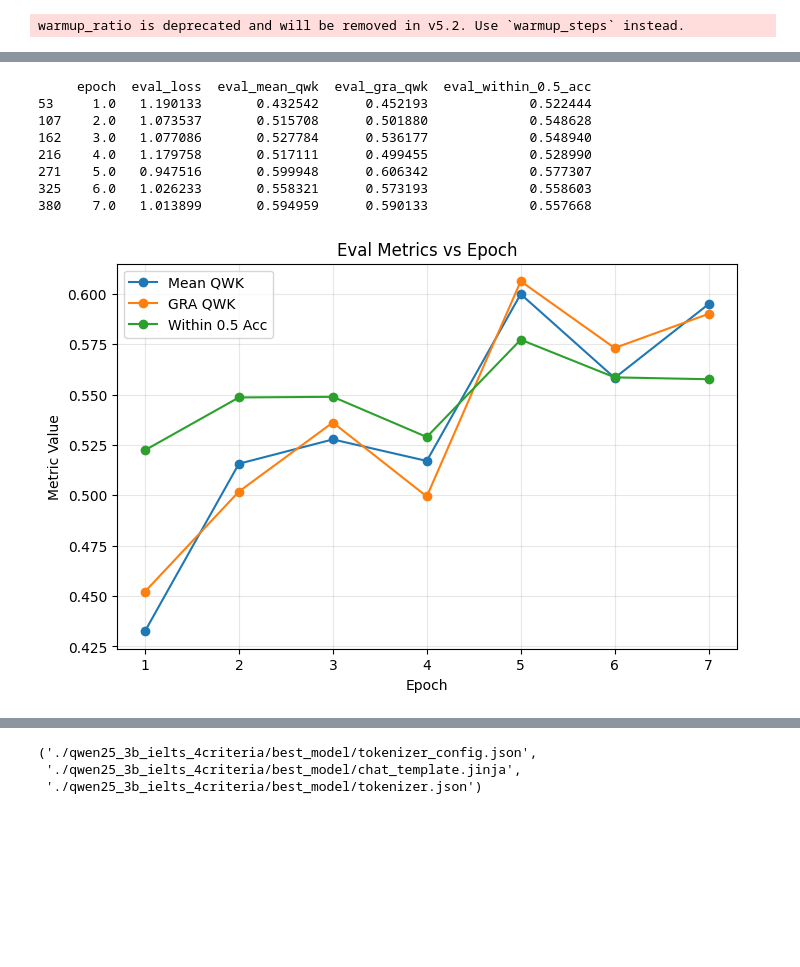
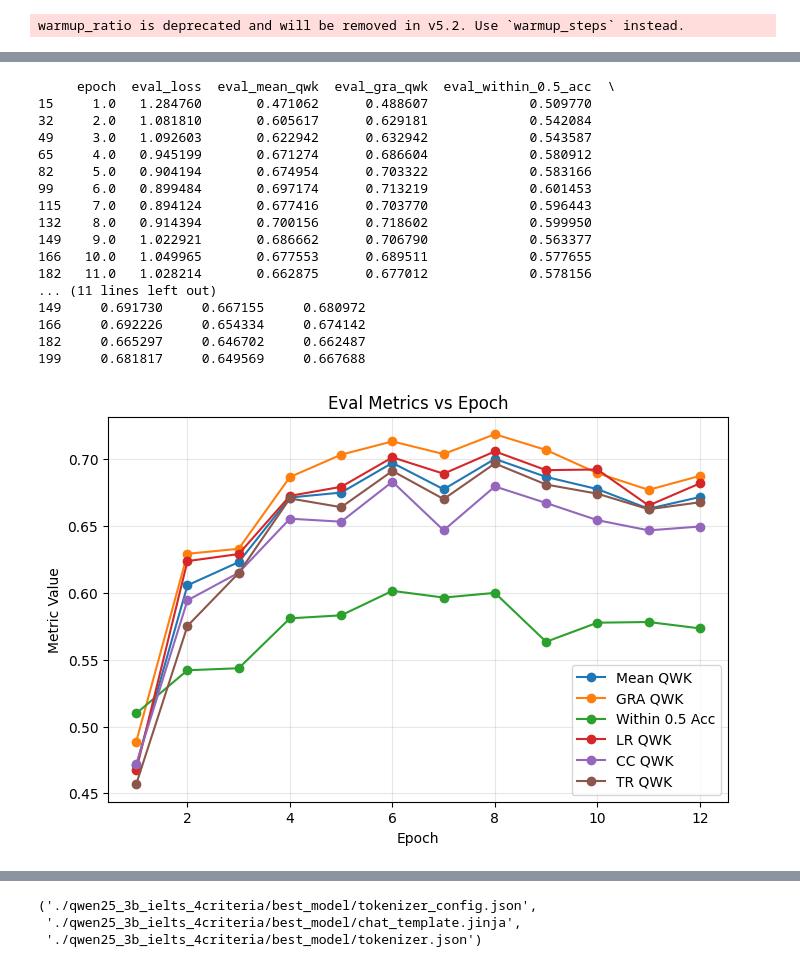
Before and after one commit to ChuTungDuongg/IELTS-Writing-Task2-Evaluation, a Jupyter notebook: score_training/qwen_3b_test_7.ipynb, the cells around one changed output, grey strips where cells are left out. Saved outputs shown, nothing was run; the diff lists cells and outputs as text; code cells hidden in the pictures; blank space fills up the shorter version.

Commit message:
adding test 7 update and inference for it

```diff
--- a/score_training/qwen_3b_test_7.ipynb
+++ b/score_training/qwen_3b_test_7.ipynb
@@ -32,15 +32,15 @@ from transformers import (
 from collections import Counter
 # %%
 MODEL_NAME = "Qwen/Qwen2.5-3B-Instruct"
-TRAIN_CSV = "/content/ielts_train_df2.csv"
-VAL_CSV   = "/content/ielts_val_df2.csv"
-TEST_CSV  = "/content/ielts_test_df2.csv"
+TRAIN_CSV = "/content/ielts_train_aug_df.csv"
+VAL_CSV   = "/content/ielts_evals_aug_df.csv"
+TEST_CSV  = "/content/ielts_test_locked_df.csv"
 
 MAX_LENGTH = 2048
 SEED = 42
 
-BATCH_SIZE = 1
-GRAD_ACCUM = 6
+BATCH_SIZE = 6
+GRAD_ACCUM = 4
 
 LR = 4e-5
 EPOCHS = 20
@@ -1051,41 +1056,52 @@ TrainOutput(global_step=7483, training_loss=10.917799447510916, metrics={'train_
 # %%
 import pandas as pd
 import matplotlib.pyplot as plt
 
 # lấy log
 log_history = trainer.state.log_history
 df = pd.DataFrame(log_history)
 
 # chỉ lấy các dòng có evaluation
 eval_df = df[df["eval_mean_qwk"].notna()].copy()
 
 # giữ metric cần
 eval_df = eval_df[
-    ["epoch","eval_loss","eval_mean_qwk","eval_gra_qwk","eval_within_0.5_acc"]
+    ["epoch","eval_loss","eval_mean_qwk","eval_gra_qwk","eval_within_0.5_acc","eval_lr_qwk","eval_cc_qwk","eval_tr_qwk"]
 ]
 
 print(eval_df)
 
 plt.figure(figsize=(8,5))
 
 plt.plot(eval_df["epoch"], eval_df["eval_mean_qwk"], marker="o", label="Mean QWK")
 plt.plot(eval_df["epoch"], eval_df["eval_gra_qwk"], marker="o", label="GRA QWK")
 plt.plot(eval_df["epoch"], eval_df["eval_within_0.5_acc"], marker="o", label="Within 0.5 Acc")
-
+plt.plot(eval_df["epoch"], eval_df["eval_lr_qwk"], marker="o", label="LR QWK")
+plt.plot(eval_df["epoch"], eval_df["eval_cc_qwk"], marker="o", label="CC QWK")
+plt.plot(eval_df["epoch"], eval_df["eval_tr_qwk"], marker="o", label="TR QWK")
 plt.xlabel("Epoch")
 plt.ylabel("Metric Value")
 plt.title("Eval Metrics vs Epoch")
 plt.legend()
 plt.grid(alpha=0.3)
 
 plt.show()
 # %% [output]
-     epoch  eval_loss  eval_mean_qwk  eval_gra_qwk  eval_within_0.5_acc
-53     1.0   1.190133       0.432542      0.452193             0.522444
-107    2.0   1.073537       0.515708      0.501880             0.548628
-162    3.0   1.077086       0.527784      0.536177             0.548940
-216    4.0   1.179758       0.517111      0.499455             0.528990
-271    5.0   0.947516       0.599948      0.606342             0.577307
-325    6.0   1.026233       0.558321      0.573193             0.558603
-380    7.0   1.013899       0.594959      0.590133             0.557668
+     epoch  eval_loss  eval_mean_qwk  eval_gra_qwk  eval_within_0.5_acc  \
+15     1.0   1.284760       0.471062      0.488607             0.509770
+32     2.0   1.081810       0.605617      0.629181             0.542084
+49     3.0   1.092603       0.622942      0.632942             0.543587
+65     4.0   0.945199       0.671274      0.686604             0.580912
+82     5.0   0.904194       0.674954      0.703322             0.583166
+99     6.0   0.899484       0.697174      0.713219             0.601453
+115    7.0   0.894124       0.677416      0.703770             0.596443
+132    8.0   0.914394       0.700156      0.718602             0.599950
+149    9.0   1.022921       0.686662      0.706790             0.563377
+166   10.0   1.049965       0.677553      0.689511             0.577655
+182   11.0   1.028214       0.662875      0.677012             0.578156
+... (11 lines left out)
+149     0.691730     0.667155     0.680972
+166     0.692226     0.654334     0.674142
+182     0.665297     0.646702     0.662487
+199     0.681817     0.649569     0.667688
-[figure, old version]
+[figure, new version]
```
Also changed, not shown: parts of 9 cells of this notebook, 2 other files.
